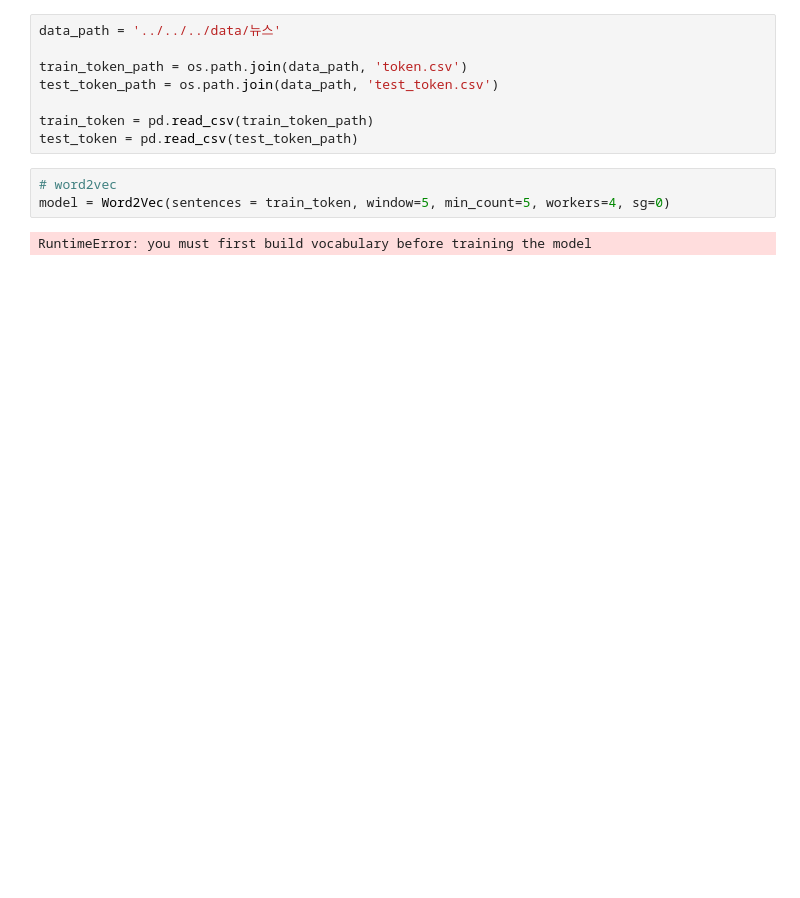
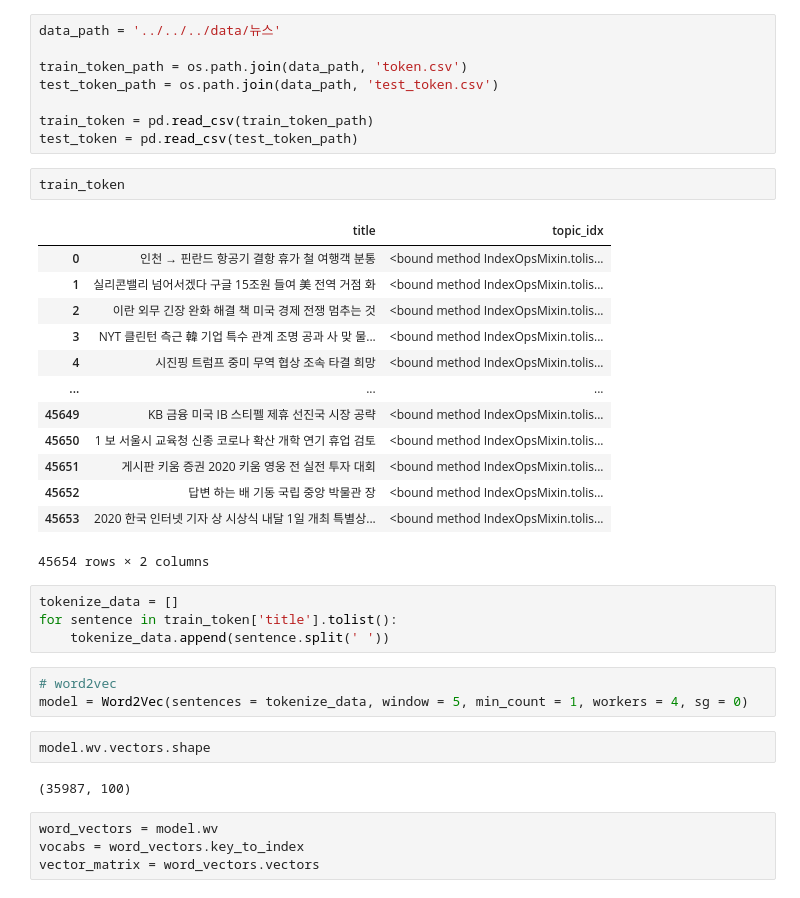
Before and after one commit to kwjinwoo/DCC, a Jupyter notebook: nlp/task2/jinwoo/embedding.ipynb, the cells around one changed output. Drawn from its saved outputs; the diff is of its cells as text; blank space fills up the shorter version.

```diff
--- a/nlp/task2/jinwoo/embedding.ipynb
+++ b/nlp/task2/jinwoo/embedding.ipynb
@@ -11,8 +27,34 @@ test_token_path = os.path.join(data_path, 'test_token.csv')
 
 train_token = pd.read_csv(train_token_path)
 test_token = pd.read_csv(test_token_path)
+# %%
+train_token
+# %% [output]
+|  | title | topic_idx |
+| 0 | 인천 → 핀란드 항공기 결항 휴가 철 여행객 분통 | <bound method IndexOpsMixin.tolis... |
+| 1 | 실리콘밸리 넘어서겠다 구글 15조원 들여 美 전역 거점 화 | <bound method IndexOpsMixin.tolis... |
+| 2 | 이란 외무 긴장 완화 해결 책 미국 경제 전쟁 멈추는 것 | <bound method IndexOpsMixin.tolis... |
+| 3 | NYT 클린턴 측근 韓 기업 특수 관계 조명 공과 사 맞 물... | <bound method IndexOpsMixin.tolis... |
+| 4 | 시진핑 트럼프 중미 무역 협상 조속 타결 희망 | <bound method IndexOpsMixin.tolis... |
+| ... | ... | ... |
+| 45649 | KB 금융 미국 IB 스티펠 제휴 선진국 시장 공략 | <bound method IndexOpsMixin.tolis... |
+| 45650 | 1 보 서울시 교육청 신종 코로나 확산 개학 연기 휴업 검토 | <bound method IndexOpsMixin.tolis... |
+| 45651 | 게시판 키움 증권 2020 키움 영웅 전 실전 투자 대회 | <bound method IndexOpsMixin.tolis... |
+| 45652 | 답변 하는 배 기동 국립 중앙 박물관 장 | <bound method IndexOpsMixin.tolis... |
+| 45653 | 2020 한국 인터넷 기자 상 시상식 내달 1일 개최 특별상... | <bound method IndexOpsMixin.tolis... |
+45654 rows × 2 columns
+# %%
+tokenize_data = []
+for sentence in train_token['title'].tolist():
+    tokenize_data.append(sentence.split(' '))
 # %%
 # word2vec
-model = Word2Vec(sentences = train_token, window=5, min_count=5, workers=4, sg=0)
+model = Word2Vec(sentences = tokenize_data, window = 5, min_count = 1, workers = 4, sg = 0)
-# %% [output]
-RuntimeError: you must first build vocabulary before training the model
+# %%
+model.wv.vectors.shape
+# %% [output]
+(35987, 100)
+# %%
+word_vectors = model.wv
+vocabs = word_vectors.key_to_index
+vector_matrix = word_vectors.vectors
```
Also changed, not shown: parts of 10 cells of this notebook, 1 other file.
